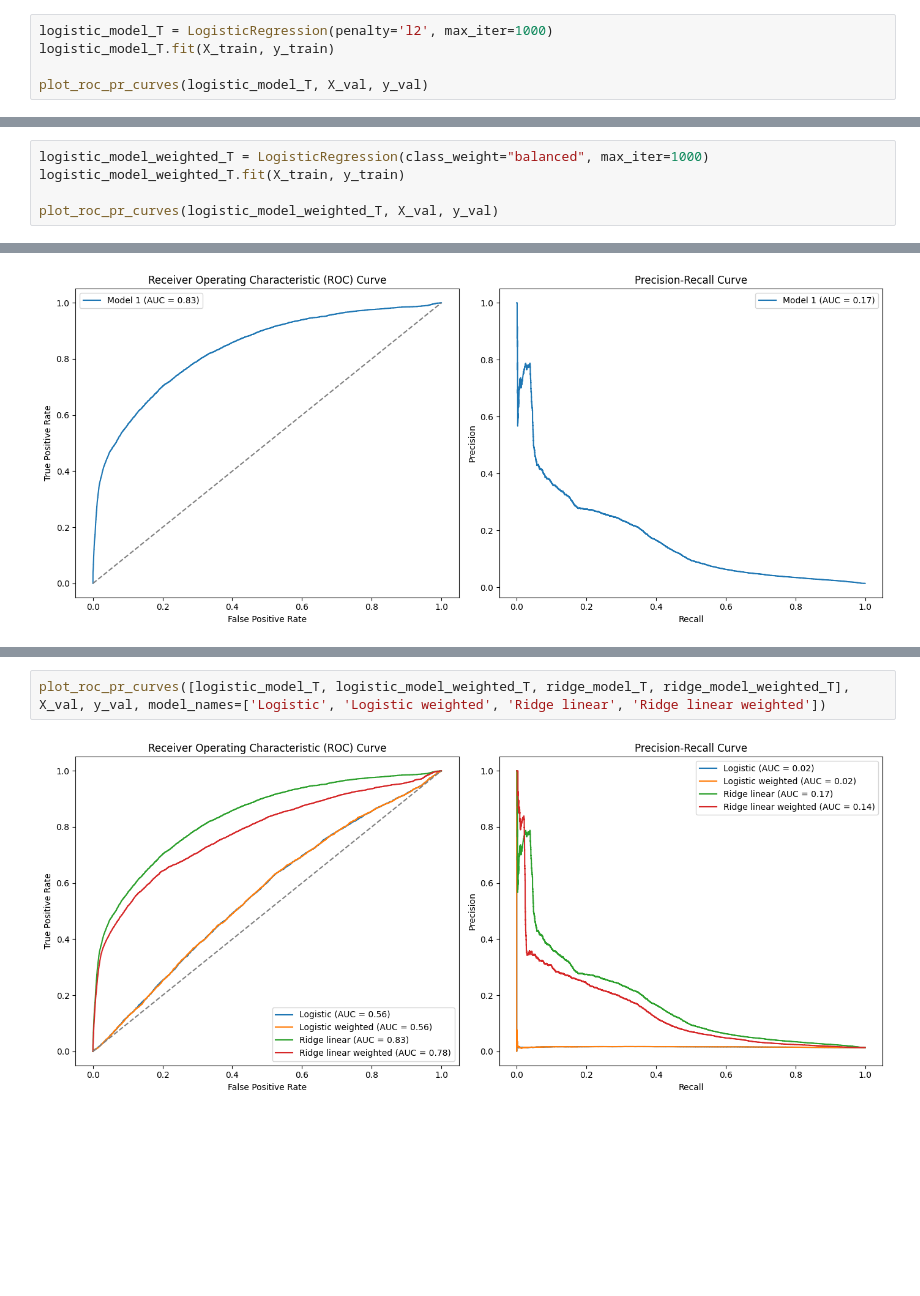
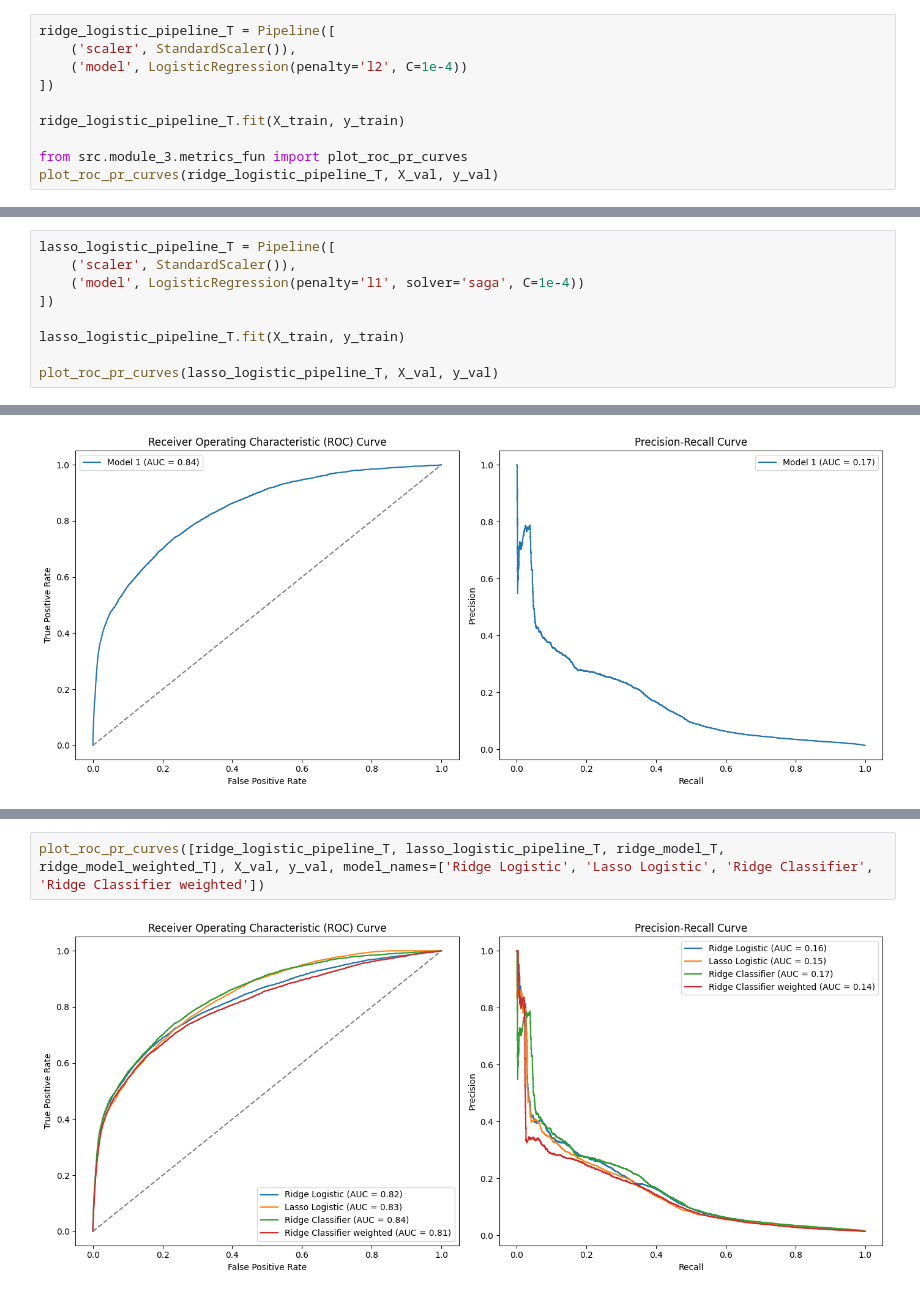
Before and after one commit to MiguelAlvarezHernanz/zrive-ds, a Jupyter notebook: src/module_3/exploration_phase.ipynb, the cells around one changed output, grey strips where cells are left out. Saved outputs shown, nothing was run; the diff lists cells and outputs as text; blank space fills up the shorter version.

```diff
--- a/src/module_3/exploration_phase.ipynb
+++ b/src/module_3/exploration_phase.ipynb
@@ -194,8 +207,13 @@ X_train, X_val, X_test, y_train, y_val, y_test = time_based_split(df, date_colum
 ### **7- Modeling for time-based split**
 **First Model** (Logistic regression with L2 regularisation)
 # %%
-logistic_model_T = LogisticRegression(penalty='l2', max_iter=1000)
-logistic_model_T.fit(X_train, y_train)
+ridge_logistic_pipeline_T = Pipeline([
+    ('scaler', StandardScaler()),
+    ('model', LogisticRegression(penalty='l2', C=1e-4))
+])
 
-plot_roc_pr_curves(logistic_model_T, X_val, y_val)
+ridge_logistic_pipeline_T.fit(X_train, y_train)
+
+from src.module_3.metrics_fun import plot_roc_pr_curves
+plot_roc_pr_curves(ridge_logistic_pipeline_T, X_val, y_val)
 # %% [output]
@@ -203,5 +220,0 @@ plot_roc_pr_curves(logistic_model_T, X_val, y_val)
-# %%
-logistic_model_weighted_T = LogisticRegression(class_weight="balanced", max_iter=1000)
-logistic_model_weighted_T.fit(X_train, y_train)
-
-plot_roc_pr_curves(logistic_model_weighted_T, X_val, y_val)
@@ -211,0 +221,9 @@ plot_roc_pr_curves(logistic_model_weighted_T, X_val, y_val)
+# %%
+lasso_logistic_pipeline_T = Pipeline([
+    ('scaler', StandardScaler()),
+    ('model', LogisticRegression(penalty='l1', solver='saga', C=1e-4))
+])
+
+lasso_logistic_pipeline_T.fit(X_train, y_train)
+
+plot_roc_pr_curves(lasso_logistic_pipeline_T, X_val, y_val)
@@ -226,4 +246,4 @@ plot_roc_pr_curves(ridge_model_weighted_T, X_val, y_val)
 # %%
-plot_roc_pr_curves([logistic_model_T, logistic_model_weighted_T, ridge_model_T, ridge_model_weighted_T], X_val, y_val, model_names=['Logistic', 'Logistic weighted', 'Ridge linear', 'Ridge linear weighted'])
+plot_roc_pr_curves([ridge_logistic_pipeline_T, lasso_logistic_pipeline_T, ridge_model_T, ridge_model_weighted_T], X_val, y_val, model_names=['Ridge Logistic', 'Lasso Logistic', 'Ridge Classifier', 'Ridge Classifier weighted'])
 # %% [output]
-[figure, old version]
+[figure, new version]
```
Also changed, not shown: parts of 22 cells of this notebook, 19 other files.
